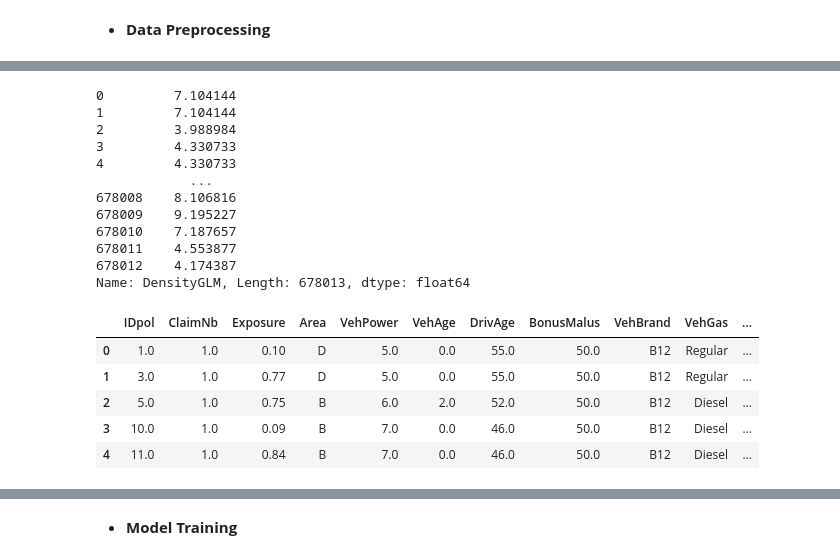
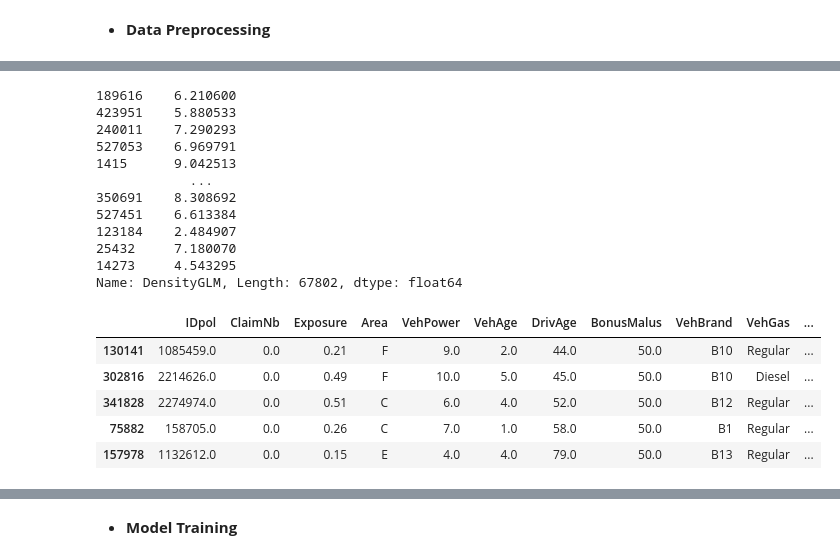
Before and after one commit to codexmirabilis/Tutorial-freMTPL2freq-Python, a Jupyter notebook: Case_Study_Liability_Claims.ipynb, the cells around one changed output, grey strips where cells are left out. Drawn from its saved outputs; the diff is of its cells as text; code cells hidden in the pictures.

```diff
--- a/Case_Study_Liability_Claims.ipynb
+++ b/Case_Study_Liability_Claims.ipynb
@@ -382,7 +403,11 @@ array([4, 2, 5, 3, 6, 1])
 # %%
 # VehPower: we choose a categorical feature component where we merge vehicle power groups
 # bigger and equal to 9 (totally 6 classes)
-df_glm['VehPowerGLM'] = df_glm['VehPower'].apply(lambda x: 9 if x >= 9 else x).astype(int)
-df_glm['VehPowerGLM'] = df_glm['VehPowerGLM'].astype('category')
-df_glm['VehPowerGLM'].unique()
+df_glm_train['VehPowerGLM'] = df_glm_train['VehPower'].apply(lambda x: 9 if x >= 9 else x).astype(int)
+df_glm_train['VehPowerGLM'] = df_glm_train['VehPowerGLM'].astype('category')
+df_glm_train['VehPowerGLM'].unique()
+
+df_glm_test['VehPowerGLM'] = df_glm_test['VehPower'].apply(lambda x: 9 if x >= 9 else x).astype(int)
+df_glm_test['VehPowerGLM'] = df_glm_test['VehPowerGLM'].astype('category')
+df_glm_test['VehPowerGLM'].unique()
 # %% [output]
@@ -399,14 +429,25 @@ df_glm['VehAgeGLM'].unique()
 Categories (3, int64): [1, 2, 3]
 # %%
 # DrivAge: we build 7 categorical classes [18, 21), [21, 26), [26, 31), [31, 41), [41, 51), [51, 71), [71, ∞)
-df_glm['DrivAgeGLM'] = df_glm['DrivAge'].values
-df_glm['DrivAgeGLM'] = df_glm['DrivAgeGLM'].apply(lambda x: 1 if x < 21
+df_glm_train['DrivAgeGLM'] = df_glm_train['DrivAge'].values
+df_glm_train['DrivAgeGLM'] = df_glm_train['DrivAgeGLM'].apply(lambda x: 1 if x < 21
                                                 else (2 if (x >= 21 and x < 26)
                                                 else (3 if (x >= 26 and x < 31)
                                                 else (4 if (x >= 31 and x < 41)
                                                 else (5 if (x >= 41 and x < 51)
                                                 else (6 if (x >= 51 and x < 71)
                                                 else (7 if x >= 71 else x)))))))
-df_glm['DrivAgeGLM'] = df_glm['DrivAgeGLM'].astype('category')
-df_glm['DrivAgeGLM'].unique()
+df_glm_train['DrivAgeGLM'] = df_glm_train['DrivAgeGLM'].astype('category')
+df_glm_train['DrivAgeGLM'].unique()
+
+df_glm_test['DrivAgeGLM'] = df_glm_test['DrivAge'].values
+df_glm_test['DrivAgeGLM'] = df_glm_test['DrivAgeGLM'].apply(lambda x: 1 if x < 21
+                                                else (2 if (x >= 21 and x < 26)
+                                                else (3 if (x >= 26 and x < 31)
+                                                else (4 if (x >= 31 and x < 41)
+                                                else (5 if (x >= 41 and x < 51)
+                                                else (6 if (x >= 51 and x < 71)
+                                                else (7 if x >= 71 else x)))))))
+df_glm_test['DrivAgeGLM'] = df_glm_test['DrivAgeGLM'].astype('category')
+df_glm_test['DrivAgeGLM'].unique()
 # %% [output]
@@ -414,6 +455,9 @@ df_glm['DrivAgeGLM'].unique()
 Categories (7, int64): [1, 2, 3, 4, 5, 6, 7]
 # %%
 # BonusMalus: continuous log-linear feature component (we cap at value 150)
-df_glm['BonusMalusGLM'] = df_glm['BonusMalus'].clip(upper = 150)
-df_glm['BonusMalusGLM'].unique()
+df_glm_train['BonusMalusGLM'] = df_glm_train['BonusMalus'].clip(upper = 150)
+df_glm_train['BonusMalusGLM'].unique()
+
+df_glm_test['BonusMalusGLM'] = df_glm_test['BonusMalus'].clip(upper = 150)
+df_glm_test['BonusMalusGLM'].unique()
 # %% [output]
@@ -429,27 +472,30 @@ array([ 50.,  68.,  90., 100.,  76.,  56.,  71.,  52.,  85.,  51.,  54.,
 # %%
 # Density: log-density is chosen as continuous log-linear feature component (note that we
 # have very small volumes for small log-densities)
-df_glm['DensityGLM'] = df_glm['Density'].apply(np.log)
-df_glm['DensityGLM']
+df_glm_train['DensityGLM'] = df_glm_train['Density'].apply(np.log)
+df_glm_train['DensityGLM']
+
+df_glm_test['DensityGLM'] = df_glm_test['Density'].apply(np.log)
+df_glm_test['DensityGLM']
 # %% [output]
-0         7.104144
-1         7.104144
-2         3.988984
-3         4.330733
-4         4.330733
+189616    6.210600
+423951    5.880533
+240011    7.290293
+527053    6.969791
+1415      9.042513
             ...
-678008    8.106816
-678009    9.195227
-678010    7.187657
-678011    4.553877
-678012    4.174387
-Name: DensityGLM, Length: 678013, dtype: float64
+350691    8.308692
+527451    6.613384
+123184    2.484907
+25432     7.180070
+14273     4.543295
+Name: DensityGLM, Length: 67802, dtype: float64
 # %%
-df_glm.head()
+df_glm_train.head()
 # %% [output]
 |  | IDpol | ClaimNb | Exposure | Area | VehPower | VehAge | DrivAge | BonusMalus | VehBrand | VehGas | ... |
-| 0 | 1.0 | 1.0 | 0.10 | D | 5.0 | 0.0 | 55.0 | 50.0 | B12 | Regular | ... |
-| 1 | 3.0 | 1.0 | 0.77 | D | 5.0 | 0.0 | 55.0 | 50.0 | B12 | Regular | ... |
-| 2 | 5.0 | 1.0 | 0.75 | B | 6.0 | 2.0 | 52.0 | 50.0 | B12 | Diesel | ... |
-| 3 | 10.0 | 1.0 | 0.09 | B | 7.0 | 0.0 | 46.0 | 50.0 | B12 | Diesel | ... |
-| 4 | 11.0 | 1.0 | 0.84 | B | 7.0 | 0.0 | 46.0 | 50.0 | B12 | Diesel | ... |
+| 130141 | 1085459.0 | 0.0 | 0.21 | F | 9.0 | 2.0 | 44.0 | 50.0 | B10 | Regular | ... |
+| 302816 | 2214626.0 | 0.0 | 0.49 | F | 10.0 | 5.0 | 45.0 | 50.0 | B10 | Diesel | ... |
+| 341828 | 2274974.0 | 0.0 | 0.51 | C | 6.0 | 4.0 | 52.0 | 50.0 | B12 | Regular | ... |
+| 75882 | 158705.0 | 0.0 | 0.26 | C | 7.0 | 1.0 | 58.0 | 50.0 | B1 | Regular | ... |
+| 157978 | 1132612.0 | 0.0 | 0.15 | E | 4.0 | 4.0 | 79.0 | 50.0 | B13 | Regular | ... |
```
Also changed, not shown: parts of 46 cells of this notebook.
